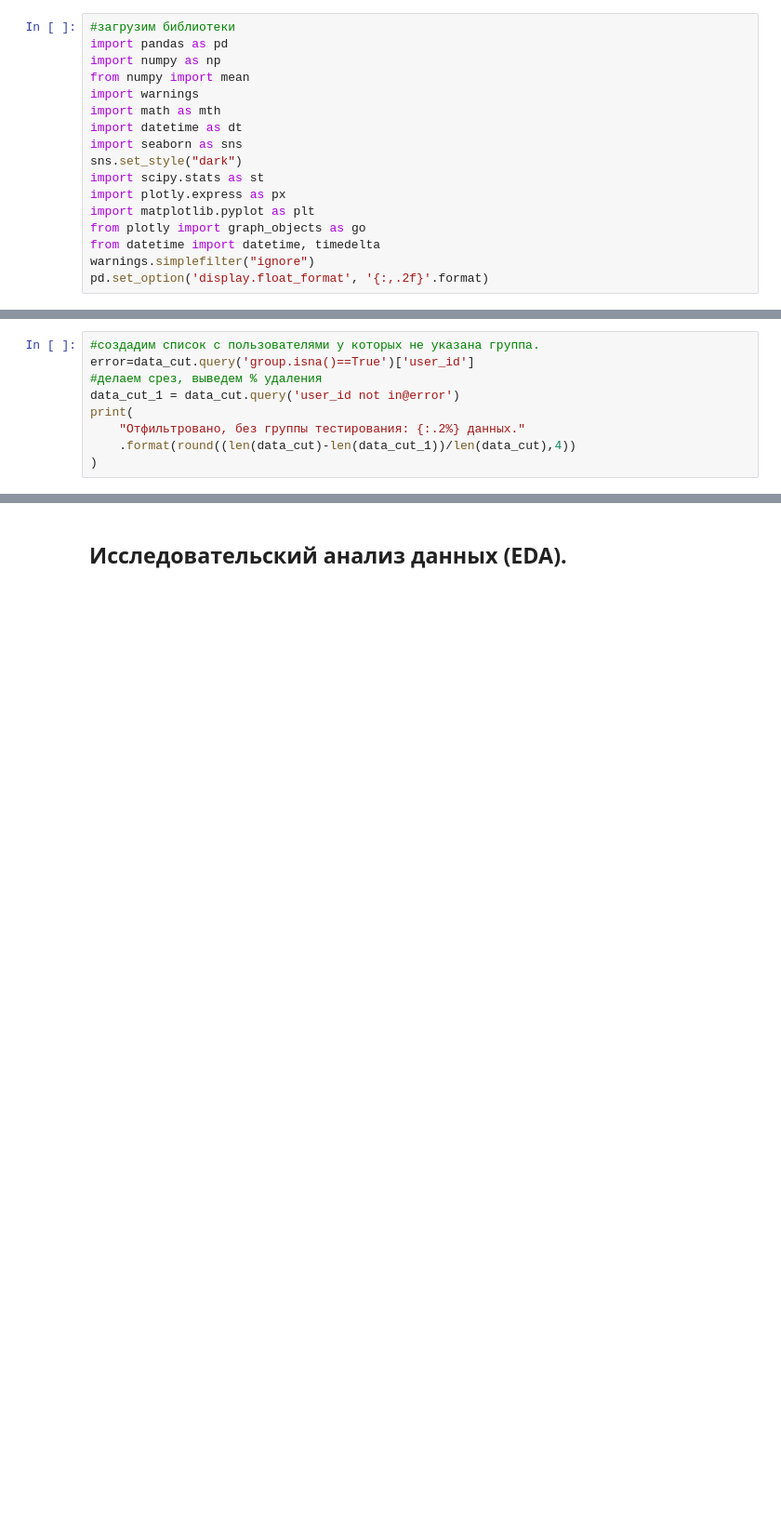
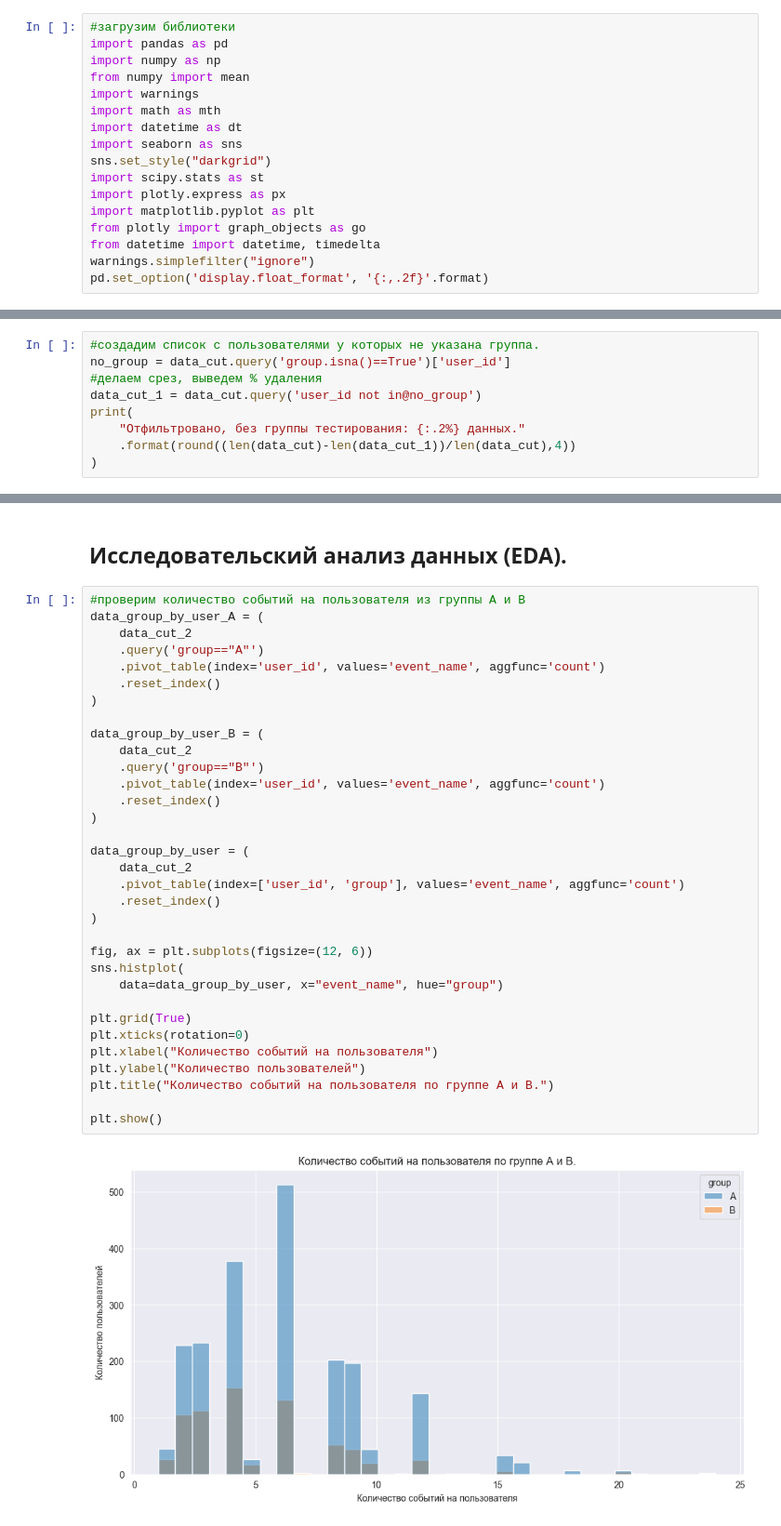
Before and after one commit to akirionenko/senior_progect, a Jupyter notebook: AB_test.ipynb, the cells around one changed output, grey strips where cells are left out. Shown at 93% size. Drawn from its saved outputs; the diff is of its cells as text; blank space fills up the shorter version.

```diff
--- a/AB_test.ipynb
+++ b/AB_test.ipynb
@@ -106,7 +106,7 @@ import warnings
 import math as mth
 import datetime as dt
 import seaborn as sns
-sns.set_style("dark")
+sns.set_style("darkgrid")
 import scipy.stats as st
 import plotly.express as px
 import matplotlib.pyplot as plt
@@ -426,9 +426,9 @@ dtypes: datetime64[ns](2), float64(1), object(6)
 memory usage: 27.3+ MB
 # %%
 #создадим список с пользователями у которых не указана группа.
-error=data_cut.query('group.isna()==True')['user_id']
+no_group = data_cut.query('group.isna()==True')['user_id']
 #делаем срез, выведем % удаления
-data_cut_1 = data_cut.query('user_id not in@error')
+data_cut_1 = data_cut.query('user_id not in@no_group')
 print(
     "Отфильтровано, без группы тестирования: {:.2%} данных."
     .format(round((len(data_cut)-len(data_cut_1))/len(data_cut),4))
@@ -570,2 +570,37 @@ print(
 # %% [markdown]
 ## Исследовательский анализ данных (EDA).
+# %%
+#проверим количество событий на пользователя из группы А и В
+data_group_by_user_A = (
+    data_cut_2
+    .query('group=="A"')
+    .pivot_table(index='user_id', values='event_name', aggfunc='count')
+    .reset_index()
+)
+
+data_group_by_user_B = (
+    data_cut_2
+    .query('group=="B"')
+    .pivot_table(index='user_id', values='event_name', aggfunc='count')
+    .reset_index()
+)
+
+data_group_by_user = (
+    data_cut_2
+    .pivot_table(index=['user_id', 'group'], values='event_name', aggfunc='count')
+    .reset_index()
+)
+
+fig, ax = plt.subplots(figsize=(12, 6))
+sns.histplot(
+    data=data_group_by_user, x="event_name", hue="group")
+
+plt.grid(True)
+plt.xticks(rotation=0)
+plt.xlabel("Количество событий на пользователя")
+plt.ylabel("Количество пользователей")
+plt.title("Количество событий на пользователя по группе А и В.")
+
+plt.show()
+# %% [output]
+[figure, added]
```
Also changed, not shown: parts of 23 cells of this notebook.
